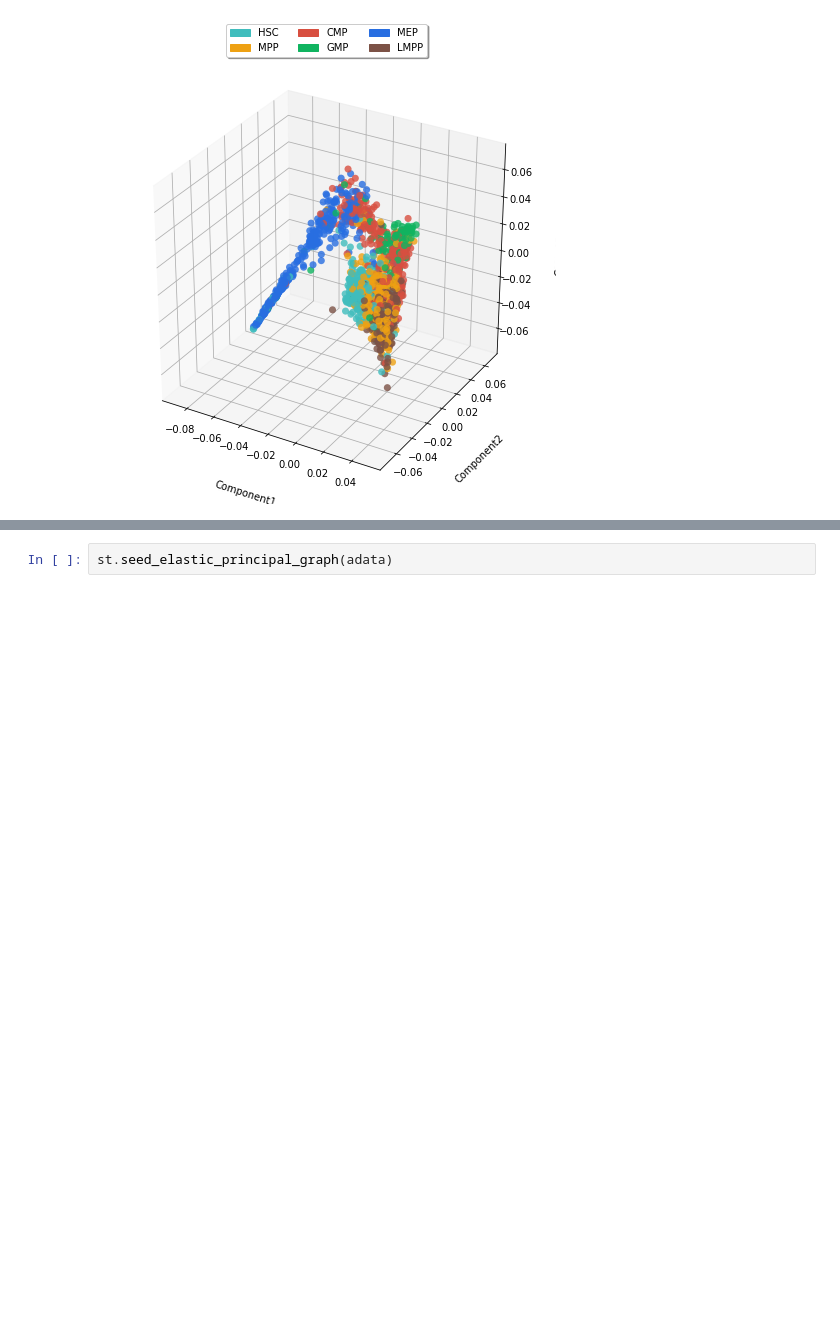
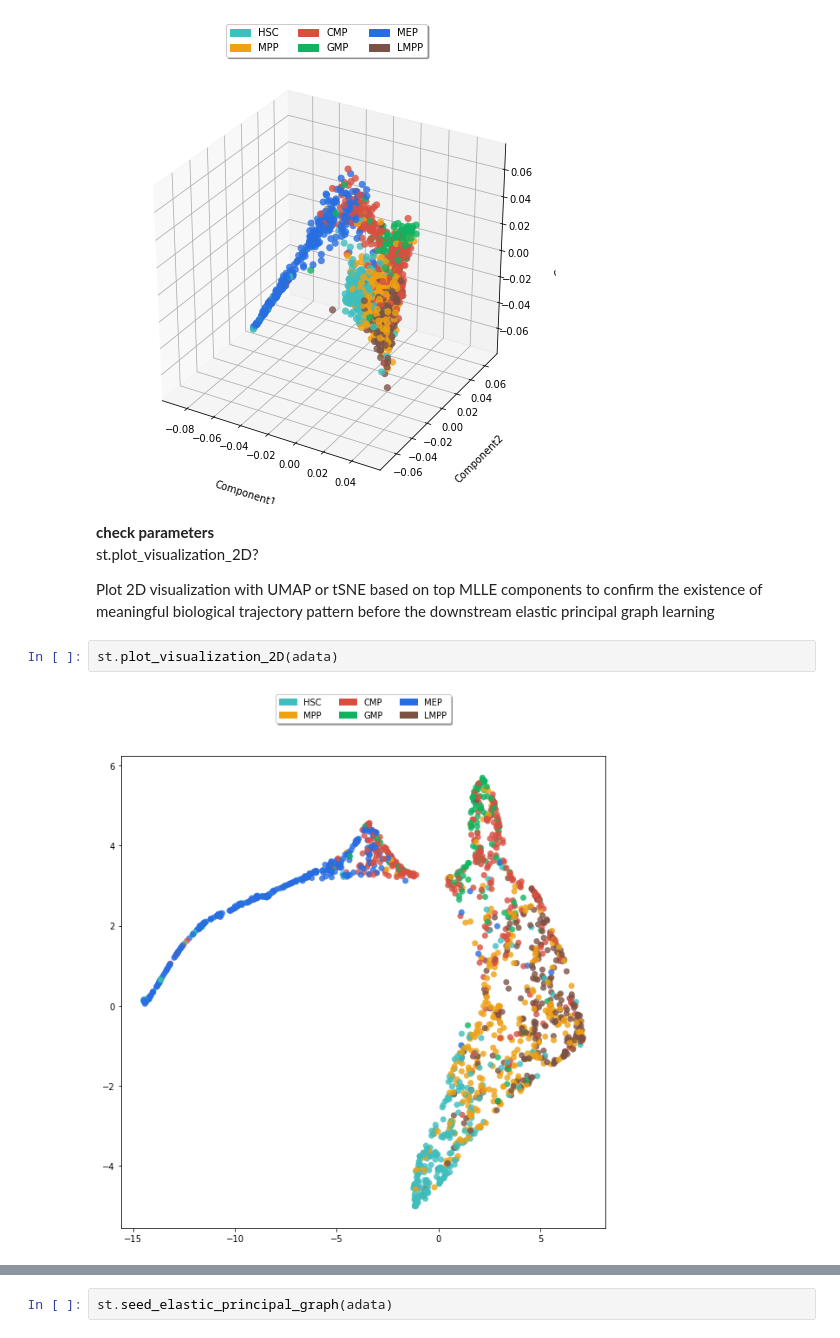
Before and after one commit to pinellolab/STREAM, a Jupyter notebook: tutorial/1.STREAM_scRNA-seq.ipynb, the cells around one changed output, grey strips where cells are left out. Cells and saved outputs as stored; diff of their text form; blank space fills up the shorter version.

```diff
--- a/tutorial/1.STREAM_scRNA-seq.ipynb
+++ b/tutorial/1.STREAM_scRNA-seq.ipynb
@@ -67,3 +80,12 @@ st.dimension_reduction(adata)
 st.plot_dimension_reduction(adata)
 # %% [output]
 [figure]
+# %% [markdown]
+**check parameters**
+st.plot_visualization_2D?
+
+Plot 2D visualization with UMAP or tSNE based on top MLLE components to confirm the existence of meaningful biological trajectory pattern before the downstream elastic principal graph learning
+# %%
+st.plot_visualization_2D(adata)
+# %% [output]
+[figure, added]
```
Also changed, not shown: parts of 44 cells of this notebook, 1 other file.
